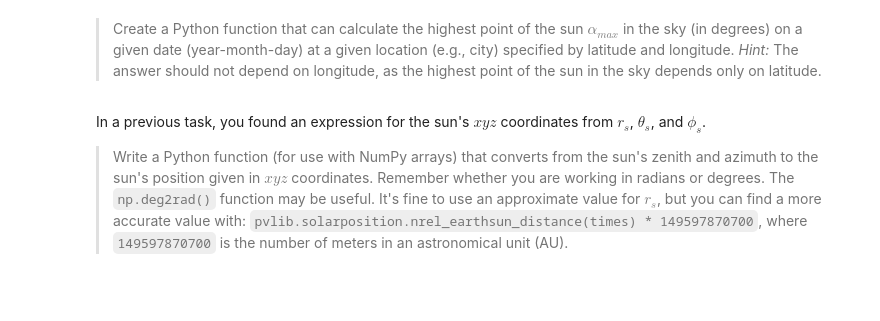
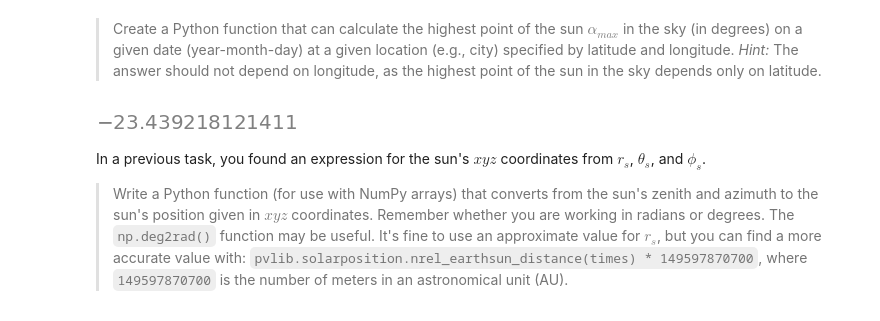
Before and after one commit to Romultra/Ultra-solar-panels, a Jupyter notebook: Questions.ipynb, the cells around one changed output. Saved outputs shown, nothing was run; the diff lists cells and outputs as text; code cells hidden in the pictures; blank space fills up the shorter version.

Commit message:
Added the solar_elevation_angle and highest_point_calc functions

```diff
--- a/Questions.ipynb
+++ b/Questions.ipynb
@@ -208,6 +209,28 @@ for i in range(len(sunpos.apparent_elevation)):
         break
 # %% [markdown]
 > Create a Python function that can calculate the highest point of the sun $\alpha_{max}$ in the sky (in degrees) on a given date (year-month-day) at a given location (e.g., city) specified by latitude and longitude. *Hint:* The answer should not depend on longitude, as the highest point of the sun in the sky depends only on latitude.
+# %%
+def highest_point_calc(date, latitude):
+
+    delta_time = "Min"  # "Min", "H",
+
+    # Definition of Location object.
+    site = Location(
+        latitude, 0
+    )  # latitude, longitude
+
+    # Definition of a time range of simulation
+    times = pd.date_range(
+        date + " 00:00:00", date + " 23:59:00", freq=delta_time
+    )
+
+    sunpos = site.get_solarposition(times)
+    maximum=sunpos.apparent_elevation.max()
+    return maximum
+
+highest_point_calc("2024-12-21", 90)
+# %% [output]
+[figure, added]
 # %% [markdown]
 In a previous task, you found an expression for the sun's $xyz$ coordinates from $r_s$, $\theta_s$, and $\phi_s$.
 
```
Also changed, not shown: parts of 1 cell of this notebook.
